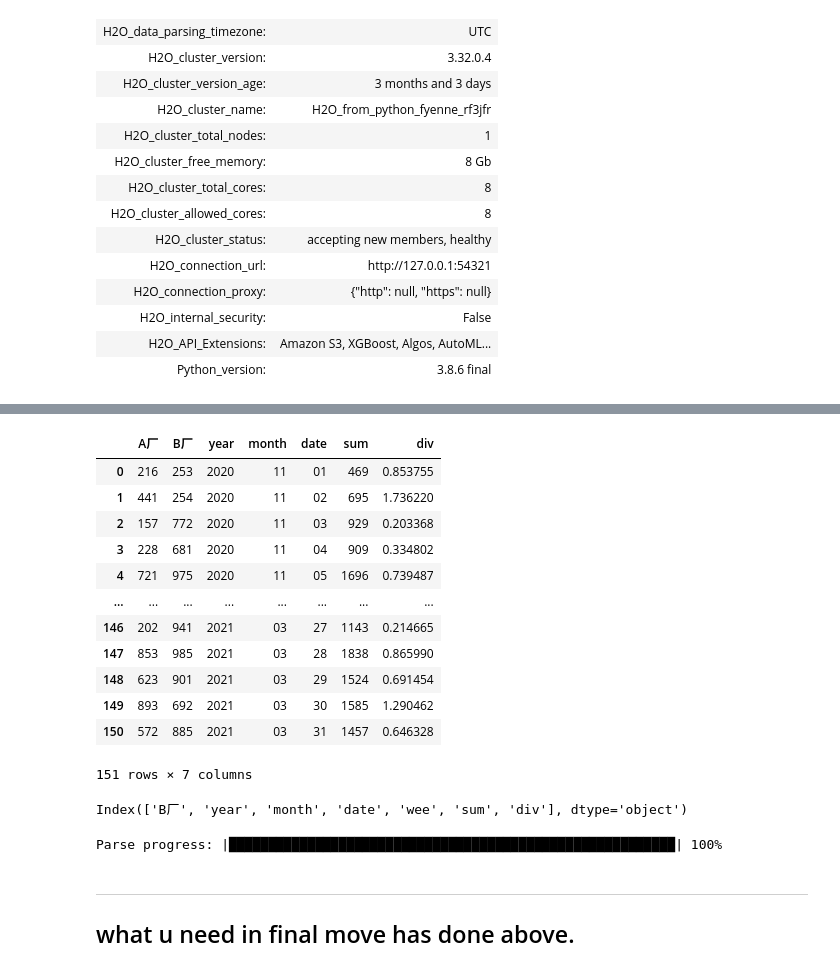
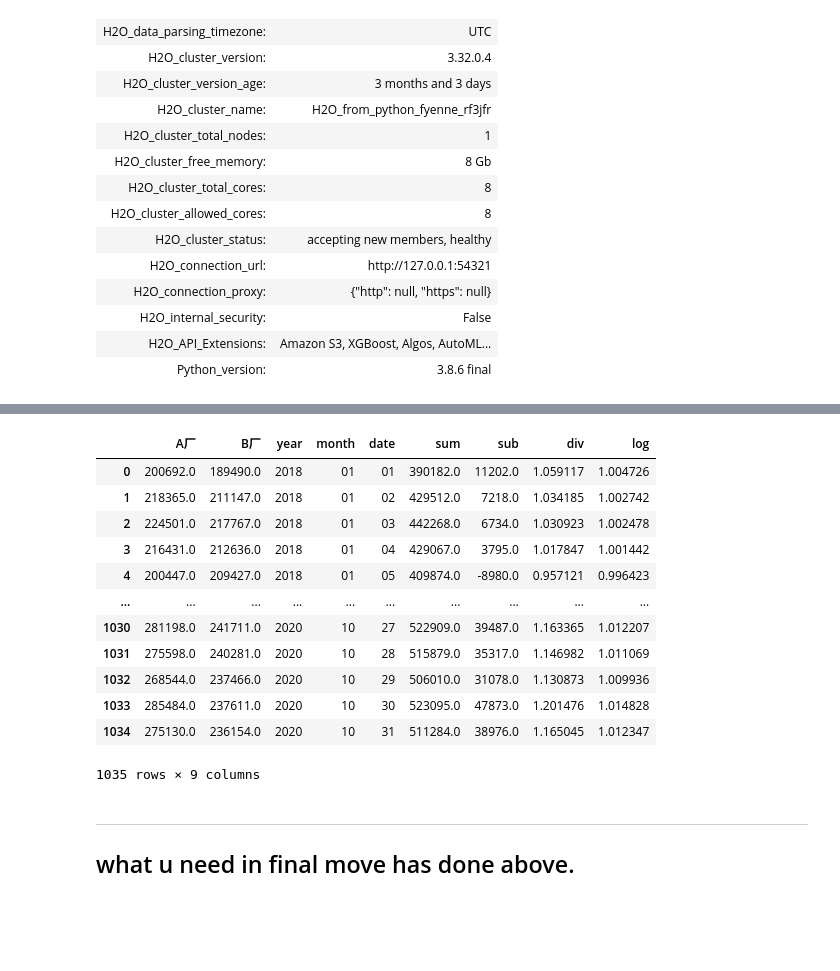
Before and after one commit to fyenne/pythonAAE, a Jupyter notebook: open_data_com/water.ipynb, the cells around one changed output, grey strips where cells are left out. Cells and saved outputs as stored; diff of their text form; code cells hidden in the pictures; blank space fills up the shorter version.

```diff
--- a/open_data_com/water.ipynb
+++ b/open_data_com/water.ipynb
@@ -410,16 +409,0 @@ tests_raw['div'] = tests_raw['A厂'] / tests_raw['B厂']
-# %%
-tests_raw
-# %% [output]
-|  | A厂 | B厂 | year | month | date | sum | div |
-| 0 | 216 | 253 | 2020 | 11 | 01 | 469 | 0.853755 |
-| 1 | 441 | 254 | 2020 | 11 | 02 | 695 | 1.736220 |
-| 2 | 157 | 772 | 2020 | 11 | 03 | 929 | 0.203368 |
-| 3 | 228 | 681 | 2020 | 11 | 04 | 909 | 0.334802 |
-| 4 | 721 | 975 | 2020 | 11 | 05 | 1696 | 0.739487 |
-| ... | ... | ... | ... | ... | ... | ... | ... |
-| 146 | 202 | 941 | 2021 | 03 | 27 | 1143 | 0.214665 |
-| 147 | 853 | 985 | 2021 | 03 | 28 | 1838 | 0.865990 |
-| 148 | 623 | 901 | 2021 | 03 | 29 | 1524 | 0.691454 |
-| 149 | 893 | 692 | 2021 | 03 | 30 | 1585 | 1.290462 |
-| 150 | 572 | 885 | 2021 | 03 | 31 | 1457 | 0.646328 |
-151 rows × 7 columns
@@ -432,13 +410,19 @@ tests_raw2['div'] = list(div_in_tests['predict'])
-# %%
-train_raw2.columns[1:]
-# tests_raw2
-# %% [output]
-Index(['B厂', 'year', 'month', 'date', 'wee', 'sum', 'div'], dtype='object')
-# %%
-train_list=list(train_raw2.columns)[1:]
-train_1=h2o.H2OFrame(train_raw2)
-# %% [output]
-Parse progress: |█████████████████████████████████████████████████████████| 100%
+# %%
+train_raw
+# %% [output]
+|  | A厂 | B厂 | year | month | date | sum | sub | div | log |
+| 0 | 200692.0 | 189490.0 | 2018 | 01 | 01 | 390182.0 | 11202.0 | 1.059117 | 1.004726 |
+| 1 | 218365.0 | 211147.0 | 2018 | 01 | 02 | 429512.0 | 7218.0 | 1.034185 | 1.002742 |
+| 2 | 224501.0 | 217767.0 | 2018 | 01 | 03 | 442268.0 | 6734.0 | 1.030923 | 1.002478 |
+| 3 | 216431.0 | 212636.0 | 2018 | 01 | 04 | 429067.0 | 3795.0 | 1.017847 | 1.001442 |
+| 4 | 200447.0 | 209427.0 | 2018 | 01 | 05 | 409874.0 | -8980.0 | 0.957121 | 0.996423 |
+| ... | ... | ... | ... | ... | ... | ... | ... | ... | ... |
+| 1030 | 281198.0 | 241711.0 | 2020 | 10 | 27 | 522909.0 | 39487.0 | 1.163365 | 1.012207 |
+| 1031 | 275598.0 | 240281.0 | 2020 | 10 | 28 | 515879.0 | 35317.0 | 1.146982 | 1.011069 |
+| 1032 | 268544.0 | 237466.0 | 2020 | 10 | 29 | 506010.0 | 31078.0 | 1.130873 | 1.009936 |
+| 1033 | 285484.0 | 237611.0 | 2020 | 10 | 30 | 523095.0 | 47873.0 | 1.201476 | 1.014828 |
+| 1034 | 275130.0 | 236154.0 | 2020 | 10 | 31 | 511284.0 | 38976.0 | 1.165045 | 1.012347 |
+1035 rows × 9 columns
 # %% [markdown]
 ---
 
```
Also changed, not shown: parts of 32 cells of this notebook, 1 other file.
